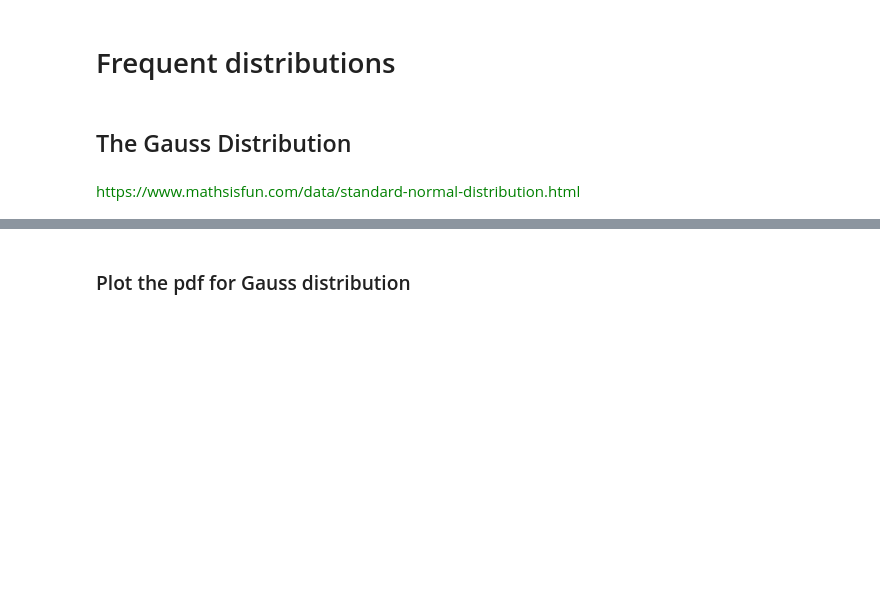
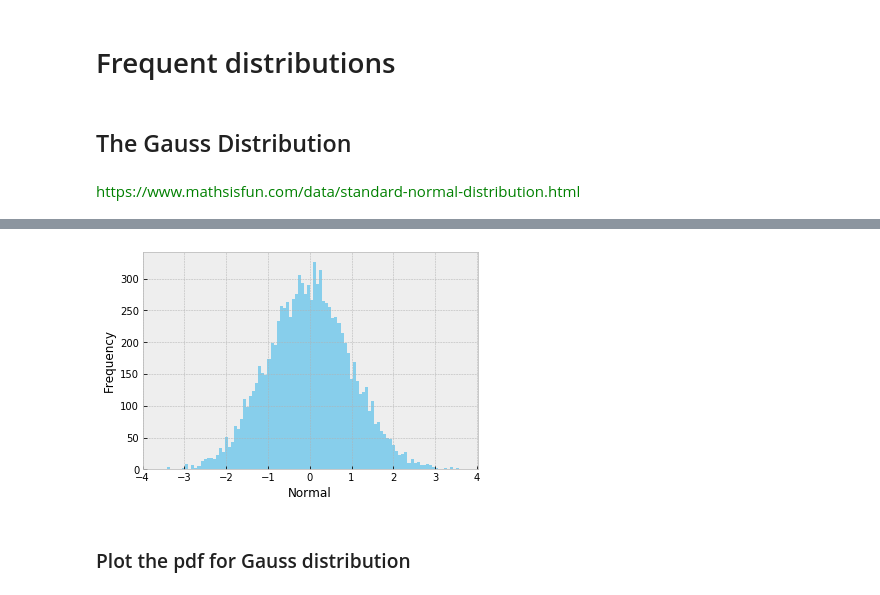
Before and after one commit to ComplicatedPhenomenon/IPython_training, a Jupyter notebook: SciPy/scipy/statisticalPackage.ipynb, the cells around one changed output, grey strips where cells are left out. Saved outputs shown, nothing was run; the diff lists cells and outputs as text; code cells hidden in the pictures; blank space fills up the shorter version.

```diff
--- a/SciPy/scipy/statisticalPackage.ipynb
+++ b/SciPy/scipy/statisticalPackage.ipynb
@@ -117,12 +104,14 @@ ax.text(-2., 0.35, r'$f(x) = \frac{\exp(-x^2/2)}{\sqrt{2*\pi}}$',
 # %%
 # generate random numbersfrom N(0,1)
 data_normal = stats.norm.rvs(size=10000,loc=0,scale=1)
 ax = sns.distplot(data_normal,
                   bins=100,
                   kde=False,
                   color='skyblue',
                   hist_kws={"linewidth": 15,'alpha':1})
-ax.set(xlabel='Normal', ylabel='Frequency')
+_ = ax.set(xlabel='Normal', ylabel='Frequency')
+# %% [output]
+[figure, added]
 # %% [markdown]
 ### Plot the pdf  for Gauss distribution
 # %%
```
Also changed, not shown: parts of 68 cells of this notebook, 11 other files.
